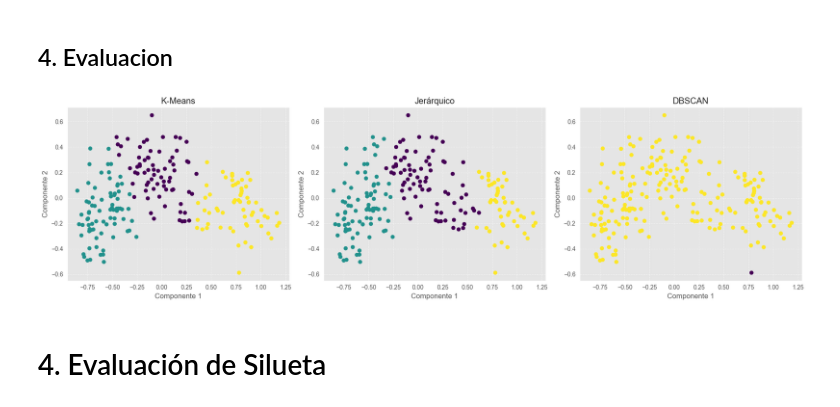
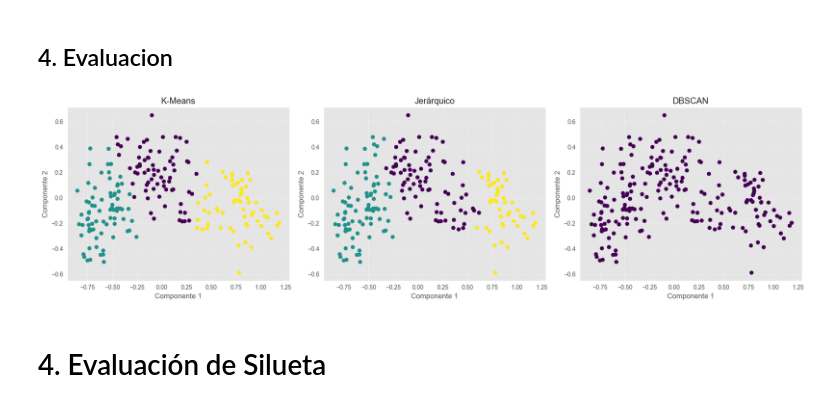
Before and after one commit to liangjizhu/Aprendizaje-Automatico-lab-2, a Jupyter notebook: notebook1.ipynb, the cells around one changed output. Saved outputs shown, nothing was run; the diff lists cells and outputs as text; code cells hidden in the pictures.

Commit message:
Acabando DBSCAN

```diff
--- a/notebook1.ipynb
+++ b/notebook1.ipynb
@@ -400,9 +399,9 @@ nn.fit(X_scaled)
 distances, indices = nn.kneighbors(X_scaled)
 
 # Sort the distances
-sorted_distances = np.sort(distances[:, min_samples - 1], axis=0)
+sorted_distances = np.sort(distances[:, min_samples-1 ], axis=0)
 
-x_point = 205
+x_point = 170
 y_value = sorted_distances[x_point]  # Obtener el valor de la distancia para ese punto
 
 # Plot the k-distance graph
@@ -429,7 +428,7 @@ x_point=205 y_value=0.18837255813329848
 # ==============================================================================
 modelo_dbscan = DBSCAN(
 eps = y_value,
-min_samples = 5,
+min_samples = min_samples,
 metric = 'euclidean',
 )
 
@@ -477,28 +476,28 @@ Número de outliers encontrados: 2
 ## 4. Evaluacion
 # %%
 # Ajustar hiperparámetros eps y min_samples
-dbscan = DBSCAN(eps=0.2, min_samples=5)
-dbscan_labels = dbscan.fit_predict(X_2D)
+dbscan = DBSCAN(eps=0.27, min_samples=5)
+dbscan_labels = dbscan.fit_predict(X_scaled)
 
 # Visualización de resultados
 fig, axes = plt.subplots(1, 3, figsize=(18, 5))
 algorithms = {
     'K-Means': kmeans_labels,
     'Jerárquico': hierarchical_labels,
     'DBSCAN': dbscan_labels
 }
 
 for ax, (name, labels) in zip(axes, algorithms.items()):
-    ax.scatter(X_2D[:, 0], X_2D[:, 1], c=labels, cmap='viridis', s=40)
+    ax.scatter(X_scaled[:, 0], X_scaled[:, 1], c=labels, cmap='viridis', s=40)
     ax.set_title(name)
     ax.set_xlabel('Componente 1')
     ax.set_ylabel('Componente 2')
     ax.grid(True, linestyle='--', alpha=0.6)
 
 plt.tight_layout()
 plt.show()
 # %% [output]
-[figure, old version]
+[figure, new version]
 # %% [markdown]
 # 4. Evaluación de Silueta
 # %%
```
Also changed, not shown: parts of 5 cells of this notebook, 1 other file.
